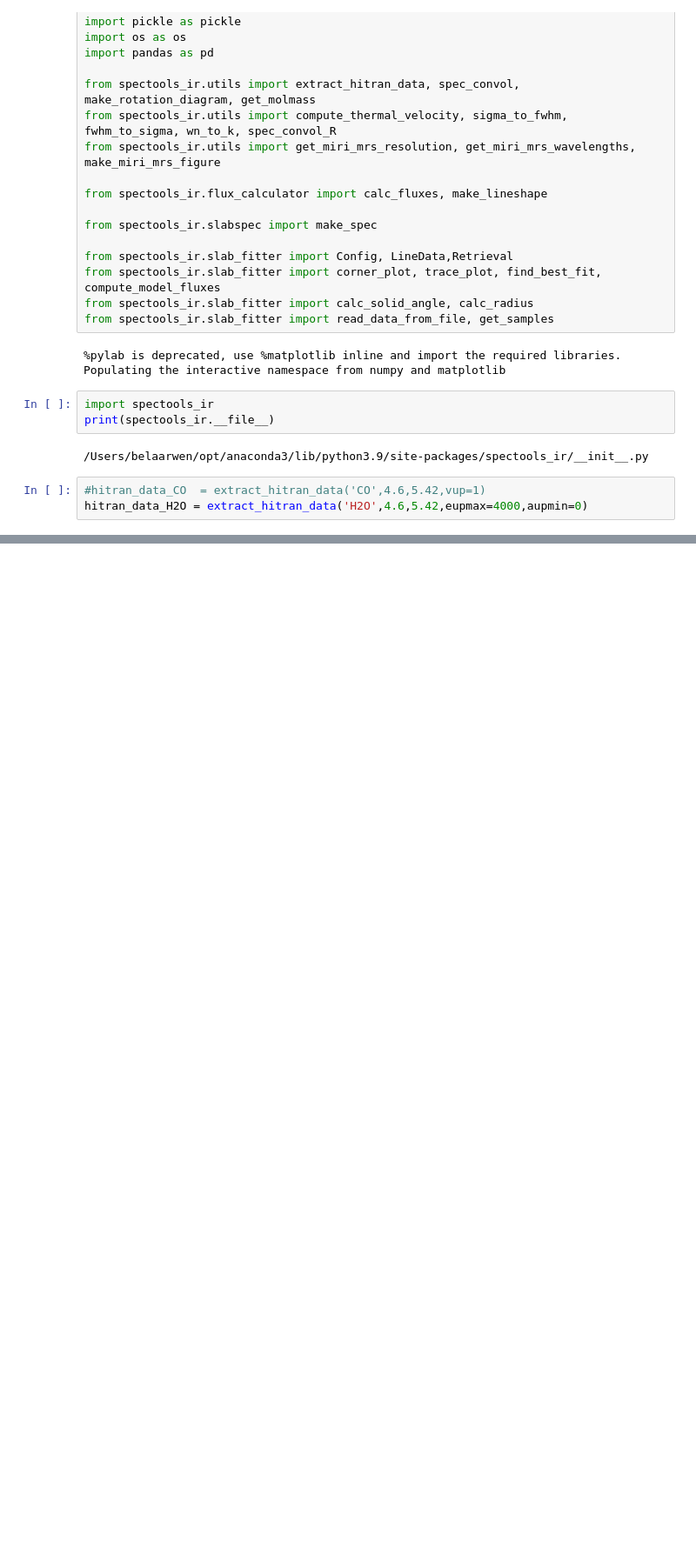
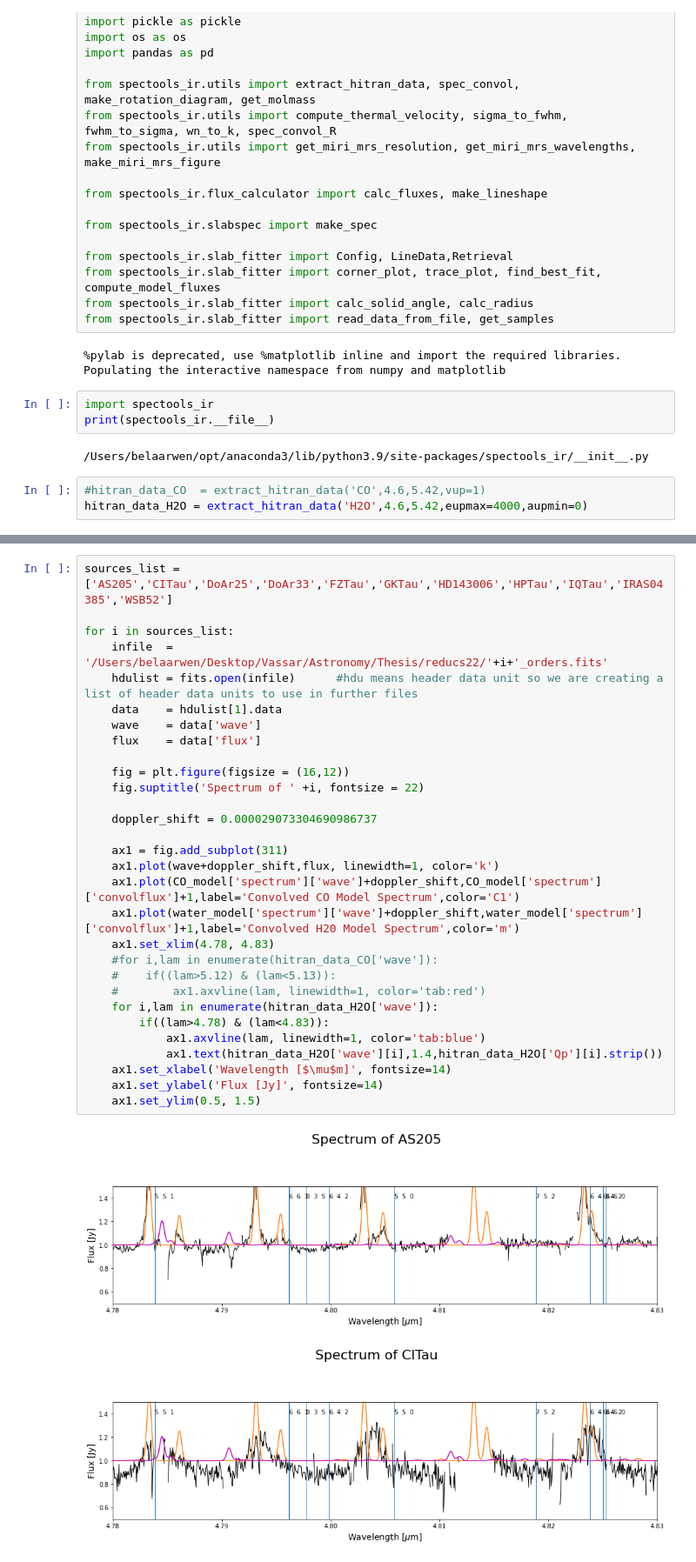
Before and after one commit to Bela-Arwen/Senior_Thesis, a Jupyter notebook: Feature Near 5.125-5.130 microns.ipynb, the cells around one changed output, grey strips where cells are left out. Shown at 87% size. Drawn from its saved outputs; the diff is of its cells as text; blank space fills up the shorter version.

```diff
--- a/Feature Near 5.125-5.130 microns.ipynb
+++ b/Feature Near 5.125-5.130 microns.ipynb
@@ -71,0 +106,33 @@ for i in sources_list:
+# %%
+sources_list = ['AS205','CITau','DoAr25','DoAr33','FZTau','GKTau','HD143006','HPTau','IQTau','IRAS04385','WSB52']
+
+for i in sources_list:
+    infile  = '/Users/belaarwen/Desktop/Vassar/Astronomy/Thesis/reducs22/'+i+'_orders.fits'
+    hdulist = fits.open(infile)      #hdu means header data unit so we are creating a list of header data units to use in further files
+    data    = hdulist[1].data
+    wave    = data['wave']
+    flux    = data['flux']
+
+    fig = plt.figure(figsize = (16,12))
+    fig.suptitle('Spectrum of ' +i, fontsize = 22)
+
+    doppler_shift = 0.000029073304690986737
+
+    ax1 = fig.add_subplot(311)
+    ax1.plot(wave+doppler_shift,flux, linewidth=1, color='k')
+    ax1.plot(CO_model['spectrum']['wave']+doppler_shift,CO_model['spectrum']['convolflux']+1,label='Convolved CO Model Spectrum',color='C1')
+    ax1.plot(water_model['spectrum']['wave']+doppler_shift,water_model['spectrum']['convolflux']+1,label='Convolved H20 Model Spectrum',color='m')
+    ax1.set_xlim(4.78, 4.83)
+    #for i,lam in enumerate(hitran_data_CO['wave']):
+    #    if((lam>5.12) & (lam<5.13)):
+    #        ax1.axvline(lam, linewidth=1, color='tab:red')
+    for i,lam in enumerate(hitran_data_H2O['wave']):
+        if((lam>4.78) & (lam<4.83)):
+            ax1.axvline(lam, linewidth=1, color='tab:blue')
+            ax1.text(hitran_data_H2O['wave'][i],1.4,hitran_data_H2O['Qp'][i].strip())
+    ax1.set_xlabel('Wavelength [$\mu$m]', fontsize=14)
+    ax1.set_ylabel('Flux [Jy]', fontsize=14)
+    ax1.set_ylim(0.5, 1.5)
+# %% [output]
+[figure, added]
+[figure, added]
```
Also changed, not shown: parts of 10 cells of this notebook, 4 other files.
